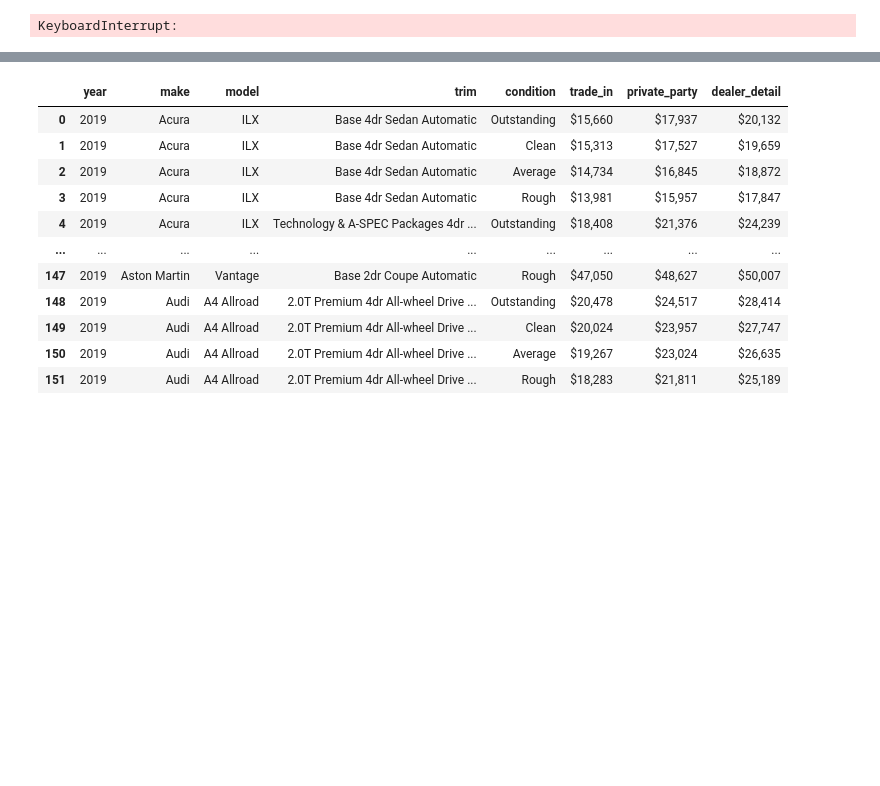
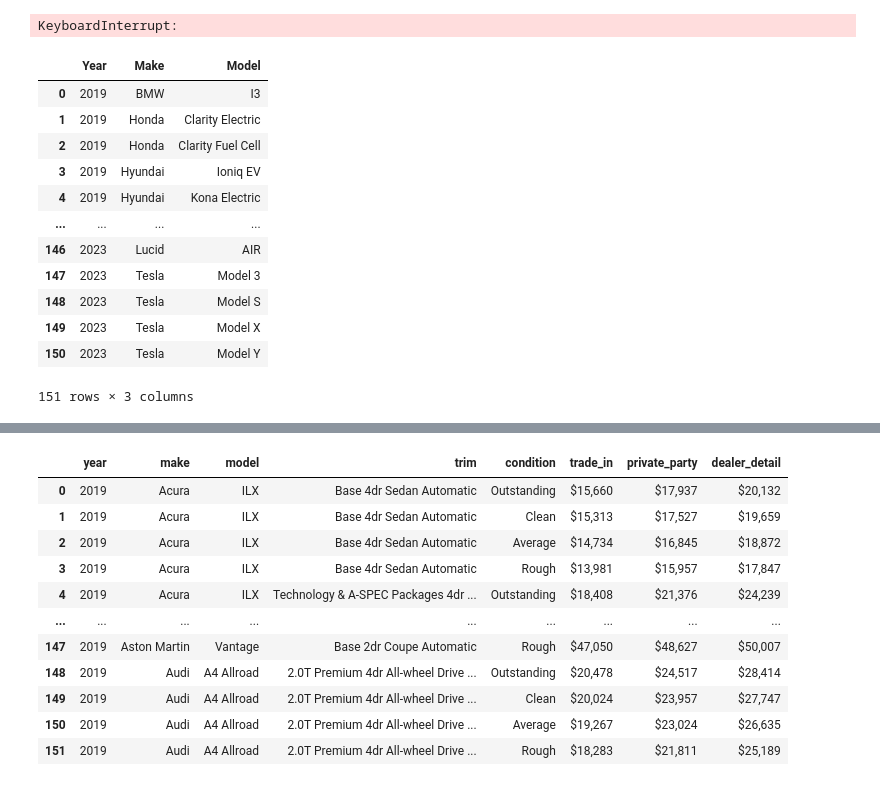
Before and after one commit to haritsm/vehicledatabase-exploration, a Jupyter notebook: vehicle.ipynb, the cells around one changed output, grey strips where cells are left out. Cells and saved outputs as stored; diff of their text form; code cells hidden in the pictures; blank space fills up the shorter version.

```diff
--- a/vehicle.ipynb
+++ b/vehicle.ipynb
@@ -218,0 +234,48 @@ con.close()
+# %%
+vehicle_year_make_model_electric = []
+
+def get_vehicle_model_make_year_electric(year, make):
+    url = "https://api.vehicledatabases.com/electric-vehicle/options/v2/model/" + str(year) + "/" + make
+    payload={}
+    headers = {
+        'x-AuthKey': api_key
+    }
+    result = requests.request("GET", url, headers=headers, data=payload)
+    return result.text
+
+for index, row in results.iterrows():
+    year = row["Year"]
+    make = row["Make"]
+
+    result_text = get_vehicle_model_make_year_electric(year, make)
+    result = json.loads(result_text)
+    if "data" in result and len(result["data"]) > 0:
+        models = result["data"]
+        print(models)
+        for model in models:
+            vehicle_year_make_model_electric.append({
+                "Year": year
+                , "Make": make
+                , "Model": model
+            })
+    else:
+        continue
+
+vehicle_year_make_model_electric_df = pd.DataFrame(vehicle_year_make_model_electric)
+print("done")
+# %%
+vehicle_year_make_model_electric_df
+# %% [output]
+|  | Year | Make | Model |
+| 0 | 2019 | BMW | I3 |
+| 1 | 2019 | Honda | Clarity Electric |
+| 2 | 2019 | Honda | Clarity Fuel Cell |
+| 3 | 2019 | Hyundai | Ioniq EV |
+| 4 | 2019 | Hyundai | Kona Electric |
+| ... | ... | ... | ... |
+| 146 | 2023 | Lucid | AIR |
+| 147 | 2023 | Tesla | Model 3 |
+| 148 | 2023 | Tesla | Model S |
+| 149 | 2023 | Tesla | Model X |
+| 150 | 2023 | Tesla | Model Y |
+151 rows × 3 columns
```
Also changed, not shown: parts of 12 cells of this notebook, 5 other files.
